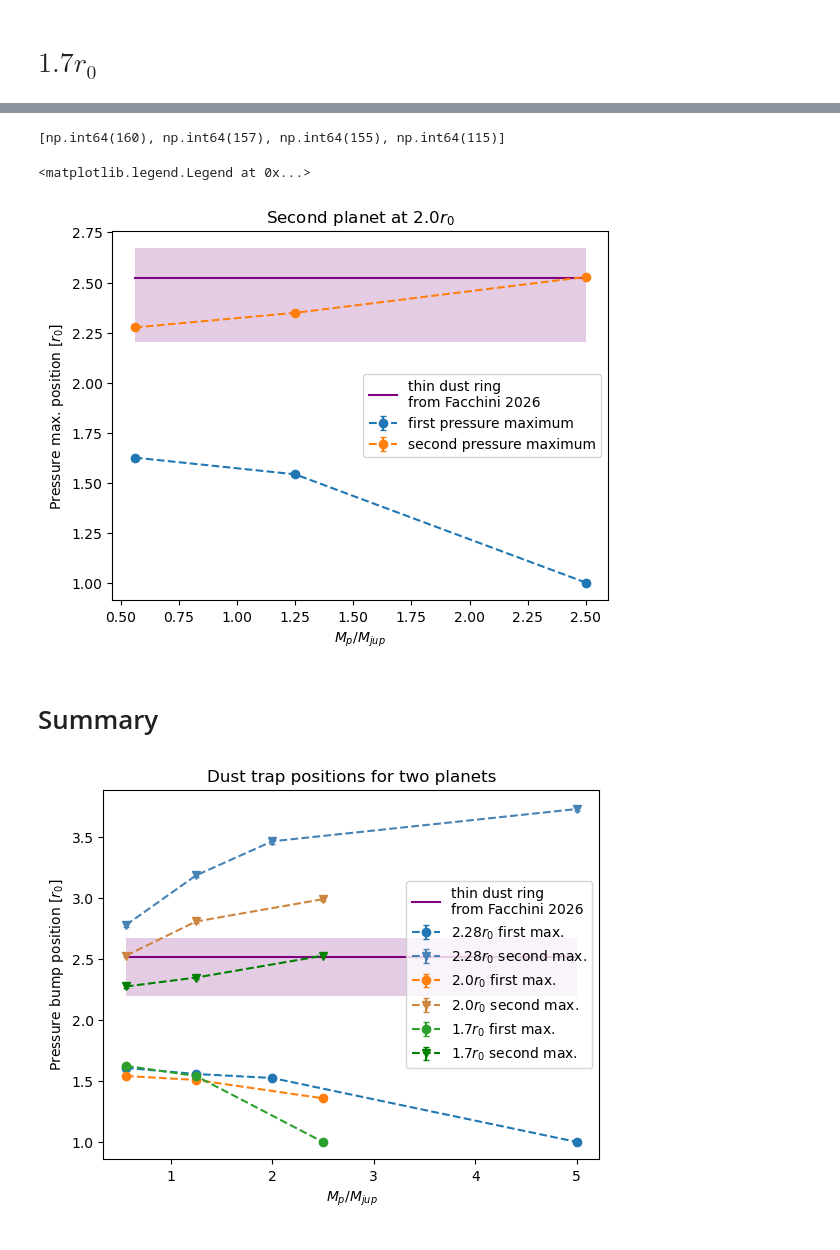
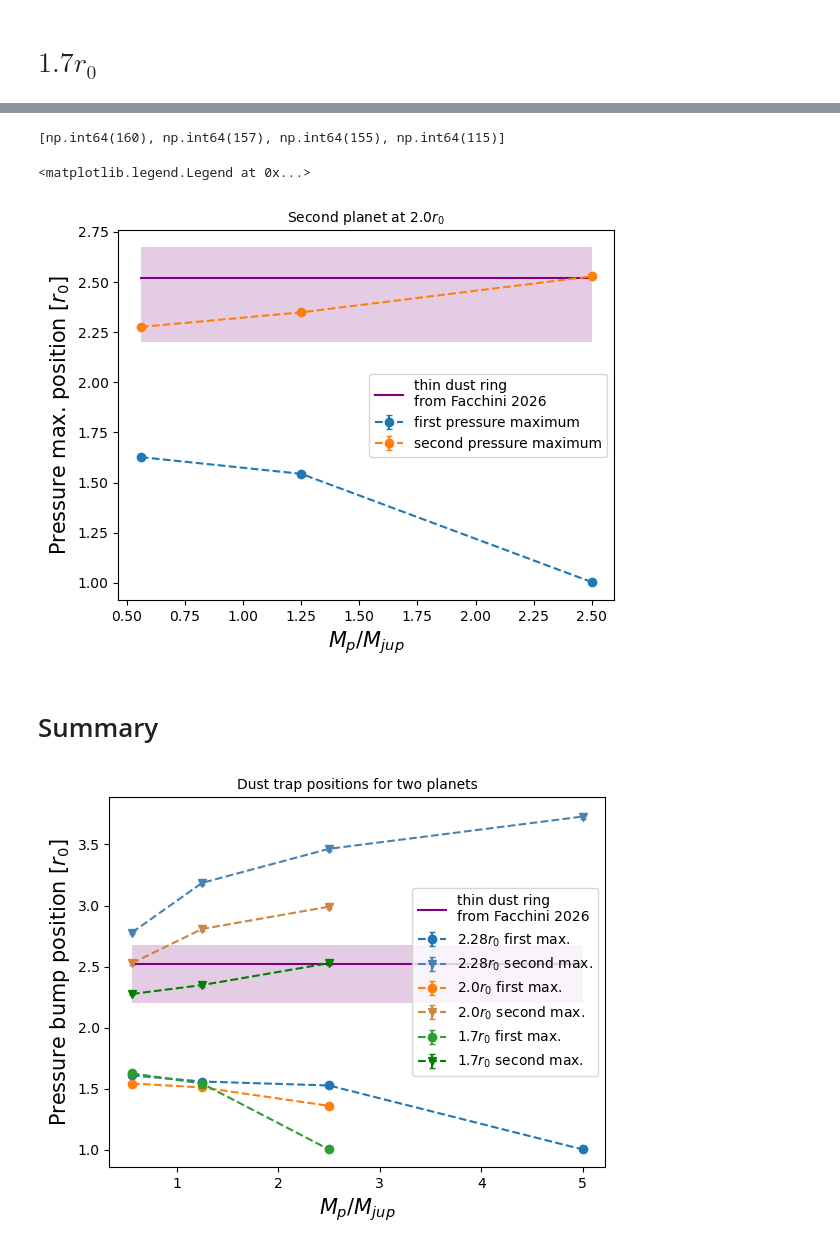
Before and after one commit to CatharinaHock/Bachelor_thesis_home, a Jupyter notebook: jupyter notebooks/thesis_suited_plots_maybe/radmc3d_sims/Pressure_bumps_companion.ipynb, the cells around one changed output, grey strips where cells are left out. Saved outputs shown, nothing was run; the diff lists cells and outputs as text; code cells hidden in the pictures.

```diff
--- a/jupyter notebooks/thesis_suited_plots_maybe/radmc3d_sims/Pressure_bumps_companion.ipynb
+++ b/jupyter notebooks/thesis_suited_plots_maybe/radmc3d_sims/Pressure_bumps_companion.ipynb
@@ -3,6 +3,18 @@
 import numpy as np
 import matplotlib.pyplot as plt
 from matplotlib import cm
+
+SMALL_SIZE = 10
+MEDIUM_SIZE = 15
+BIGGER_SIZE = 20
+
+plt.rc('font', size=SMALL_SIZE)          # controls default text sizes
+plt.rc('axes', titlesize=SMALL_SIZE)     # fontsize of the axes title
+plt.rc('axes', labelsize=MEDIUM_SIZE)    # fontsize of the x and y labels
+plt.rc('xtick', labelsize=SMALL_SIZE)    # fontsize of the tick labels
+plt.rc('ytick', labelsize=SMALL_SIZE)    # fontsize of the tick labels
+plt.rc('legend', fontsize=SMALL_SIZE)    # legend fontsize
+plt.rc('figure', titlesize=BIGGER_SIZE)  # fontsize of the figure title
 # %%
 path_start = f"/pfs/10/work/hd_cu284-work/fargo3d/outputs/"
 path_endings=["fargo_fiducial_companion","fargo_fiducial_super_light_companion","fargo_fiducial_light_companion", "fargo_fiducial_heavy_companion",
@@ -74,7 +90,7 @@ for i in index_for_comp_mass:
     path = paths[i]
     press = rho_mean[i][-1]*np.power(r_list,-7/4)
     local_max = argrelextrema(press, np.greater)
-    plt.plot(r_list,press, label=f"{path[58:-5]}")
+    plt.plot(r_list,press, label=f"{titles[i]}")
 
     ## dots are local extrema
     plt.scatter(r_list[local_max], press[local_max])
@@ -101,13 +117,13 @@ dust_ring = 144.4/r_p
 dust_ring_upper = 144.4/r_p_upper
 dust_ring_lower = 144.4/r_p_lower
 
-plt.plot([dust_ring , dust_ring],[1e-3,2e2], label="thin dust ring \nfrom Facchini 2026",color="purple")
+plt.plot([dust_ring , dust_ring],[1e-3,2e2], label="Thin dust ring \nfrom Facchini 2026",color="purple")
 plt.fill_between([dust_ring_lower, dust_ring_upper], 1e-3,22, alpha=0.2, color="purple")
 
 first=True
 for it,r in enumerate(rings_from_capelleveen):
     if first:
-        plt.plot([r,r,],[1e-3,2e2], color="gray", linestyle="dashed", label="rings from \nCapelleveen 2025")
+        plt.plot([r,r,],[1e-3,2e2], color="gray", linestyle="dashed", label="Rings from \nCapelleveen 2025")
         first=False
         plt.fill_between([rings_lower[it], rings_upper[it]], 1e-3,2e2, alpha=0.2, color="gray")
     else:
@@ -120,5 +136,5 @@ plt.xscale("log")
 plt.yscale("log")
 plt.title(f"{frames[-1]*10} orbits")
 plt.legend(loc="upper right")
-plt.savefig("img/comp_dust_traps.png")
+plt.savefig("img/comp_dust_traps.png", bbox_inches="tight")
 # %% [output]
@@ -165,7 +181,7 @@ for i in index_for_comp_close:
     path = paths[i]
     press = rho_mean[i][-1]*np.power(r_list,-7/4)
     local_max = argrelextrema(press, np.greater)
-    plt.plot(r_list,press, label=f"{path[58:-5]}")
+    plt.plot(r_list,press, label=f"{titles[i]}")
 
     ## dots are local extrema
     plt.scatter(r_list[local_max], press[local_max])
@@ -192,13 +208,13 @@ dust_ring = 144.4/r_p
 dust_ring_upper = 144.4/r_p_upper
 dust_ring_lower = 144.4/r_p_lower
 
-plt.plot([dust_ring , dust_ring],[1e-3,2e2], label="thin dust ring \nfrom Facchini 2026",color="purple")
+plt.plot([dust_ring , dust_ring],[1e-3,2e2], label="Thin dust ring \nfrom Facchini 2026",color="purple")
 plt.fill_between([dust_ring_lower, dust_ring_upper], 1e-3,22, alpha=0.2, color="purple")
 
 first=True
 for it,r in enumerate(rings_from_capelleveen):
     if first:
-        plt.plot([r,r,],[1e-3,2e2], color="gray", linestyle="dashed", label="rings from \nCapelleveen 2025")
+        plt.plot([r,r,],[1e-3,2e2], color="gray", linestyle="dashed", label="Rings from \nCapelleveen 2025")
         first=False
         plt.fill_between([rings_lower[it], rings_upper[it]], 1e-3,2e2, alpha=0.2, color="gray")
     else:
@@ -211,5 +227,5 @@ plt.xscale("log")
 plt.yscale("log")
 plt.title(f"{frames[-1]*10} orbits")
 plt.legend(loc="upper right")
-plt.savefig("img/comp_close_dust_traps.png")
+plt.savefig("img/comp_close_dust_traps.png", bbox_inches="tight")
 # %% [output]
@@ -256,7 +272,7 @@ for i in index_for_closer:
     path = paths[i]
     press = rho_mean[i][-1]*np.power(r_list,-7/4)
     local_max = argrelextrema(press, np.greater)
-    plt.plot(r_list,press, label=f"{path[58:-5]}")
+    plt.plot(r_list,press, label=f"{titles[i]}")
 
     ## dots are local extrema
     plt.scatter(r_list[local_max], press[local_max])
@@ -283,13 +299,13 @@ dust_ring = 144.4/r_p
 dust_ring_upper = 144.4/r_p_upper
 dust_ring_lower = 144.4/r_p_lower
 
-plt.plot([dust_ring , dust_ring],[1e-3,2e2], label="thin dust ring \nfrom Facchini 2026",color="purple")
+plt.plot([dust_ring , dust_ring],[1e-3,2e2], label="Thin dust ring \nfrom Facchini 2026",color="purple")
 plt.fill_between([dust_ring_lower, dust_ring_upper], 1e-3,22, alpha=0.2, color="purple")
 
 first=True
 for it,r in enumerate(rings_from_capelleveen):
     if first:
-        plt.plot([r,r,],[1e-3,2e2], color="gray", linestyle="dashed", label="rings from \nCapelleveen 2025")
+        plt.plot([r,r,],[1e-3,2e2], color="gray", linestyle="dashed", label="Rings from \nCapelleveen 2025")
         first=False
         plt.fill_between([rings_lower[it], rings_upper[it]], 1e-3,2e2, alpha=0.2, color="gray")
     else:
@@ -302,5 +318,5 @@ plt.xscale("log")
 plt.yscale("log")
 plt.title(f"{frames[-1]*10} orbits")
 plt.legend(loc="upper right")
-plt.savefig("img/comp_closer_dust_traps.png")
+plt.savefig("img/comp_closer_dust_traps.png", bbox_inches="tight")
 # %% [output]
@@ -325,31 +341,31 @@ plt.legend(loc="center right")
 # %% [output]
 [np.int64(160), np.int64(157), np.int64(155), np.int64(115)]
 <matplotlib.legend.Legend at 0x...>
-[figure, old version]
+[figure, new version]
 # %% [markdown]
 # Summary
 # %%
 
-plt.errorbar([0.56,1.25,2,5,],r_list[press_bump_1],yerr=press_bump_1_err, fmt="o--", capsize=2, label="$2.28 r_0$ first max.")
-plt.errorbar([0.56,1.25,2,5,],r_list[press_bump_2],yerr=press_bump_2_err, fmt="v--", capsize=2, label="$2.28 r_0$ second max.", color="steelblue")
+plt.errorbar([0.56,1.25,2.5,5,],r_list[press_bump_1],yerr=press_bump_1_err, fmt="o--", capsize=2, label="$2.28 r_0$ first max.")
+plt.errorbar([0.56,1.25,2.5,5,],r_list[press_bump_2],yerr=press_bump_2_err, fmt="v--", capsize=2, label="$2.28 r_0$ second max.", color="steelblue")
 
 plt.errorbar([0.56,1.25,2.5,],r_list[press_bump_1c],yerr=press_bump_1c_err, fmt="o--", capsize=2, label="$2.0 r_0$ first max.")
 plt.errorbar([0.56,1.25,2.5,],r_list[press_bump_2c],yerr=press_bump_2c_err, fmt="v--", capsize=2, label="$2.0 r_0$ second max.", color="peru")
 
 plt.errorbar([0.56,1.25,2.5,],r_list[press_bump_1cc],yerr=press_bump_1cc_err, fmt="o--", capsize=2, label="$1.7 r_0$ first max.")
 plt.errorbar([0.56,1.25,2.5,],r_list[press_bump_2cc],yerr=press_bump_2cc_err, fmt="v--", capsize=2, label="$1.7 r_0$ second max.", color="green")
 
 
 
 
 plt.plot([0.56,5],[dust_ring , dust_ring], label="thin dust ring \nfrom Facchini 2026",color="purple")
 plt.fill_between([0.56,5],dust_ring_lower,dust_ring_upper,alpha=0.2,color="purple",linewidth=0)
 
 
 plt.xlabel("$M_p/M_{jup}$")
 plt.ylabel("Pressure bump position [$r_0$]")
 plt.title("Dust trap positions for two planets")
 plt.legend(loc="center right")
-plt.savefig("img/dust_traps_comp.PNG")
+plt.savefig("img/dust_traps_comp.PNG", bbox_inches="tight")
 # %% [output]
-[figure, old version]
+[figure, new version]
```
Also changed, not shown: parts of 6 cells of this notebook, 33 other files.
